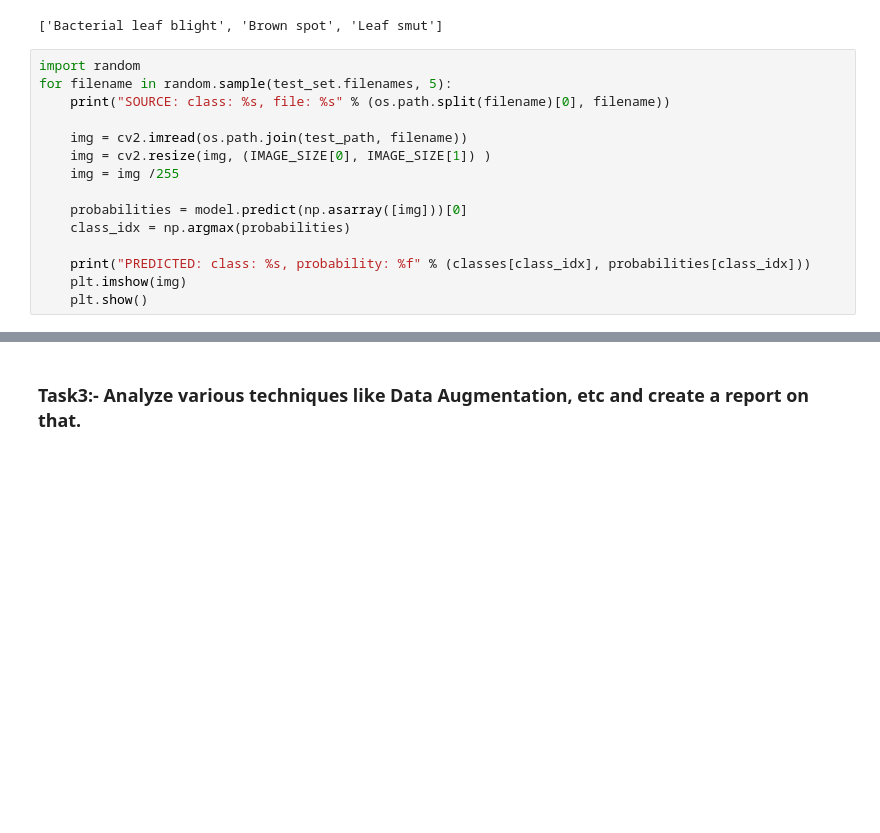
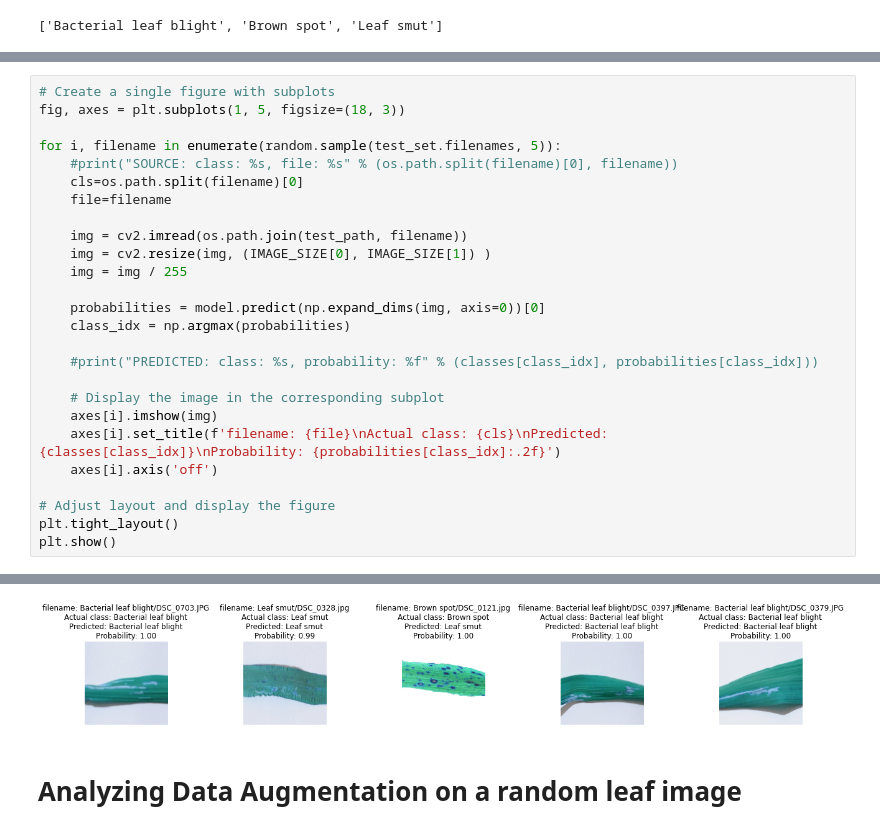
Before and after one commit to munawirapallam/Rice-Leaf, a Jupyter notebook: Rice leaf disease with divided data.ipynb, the cells around one changed output, grey strips where cells are left out. Cells and saved outputs as stored; diff of their text form; blank space fills up the shorter version.

```diff
--- a/Rice leaf disease with divided data.ipynb
+++ b/Rice leaf disease with divided data.ipynb
@@ -406,18 +495,3 @@ classes=list(test_set.class_indices.keys())
 classes
 # %% [output]
 ['Bacterial leaf blight', 'Brown spot', 'Leaf smut']
-# %%
-import random
-for filename in random.sample(test_set.filenames, 5):
-    print("SOURCE: class: %s, file: %s" % (os.path.split(filename)[0], filename))
-
-    img = cv2.imread(os.path.join(test_path, filename))
-    img = cv2.resize(img, (IMAGE_SIZE[0], IMAGE_SIZE[1]) )
-    img = img /255
-
-    probabilities = model.predict(np.asarray([img]))[0]
-    class_idx = np.argmax(probabilities)
-
-    print("PREDICTED: class: %s, probability: %f" % (classes[class_idx], probabilities[class_idx]))
-    plt.imshow(img)
-    plt.show()
@@ -444,0 +498,27 @@ PREDICTED: class: Leaf smut, probability: 0.997773
+# %%
+# Create a single figure with subplots
+fig, axes = plt.subplots(1, 5, figsize=(18, 3))
+
+for i, filename in enumerate(random.sample(test_set.filenames, 5)):
+    #print("SOURCE: class: %s, file: %s" % (os.path.split(filename)[0], filename))
+    cls=os.path.split(filename)[0]
+    file=filename
+
+    img = cv2.imread(os.path.join(test_path, filename))
+    img = cv2.resize(img, (IMAGE_SIZE[0], IMAGE_SIZE[1]) )
+    img = img / 255
+
+    probabilities = model.predict(np.expand_dims(img, axis=0))[0]
+    class_idx = np.argmax(probabilities)
+
+    #print("PREDICTED: class: %s, probability: %f" % (classes[class_idx], probabilities[class_idx]))
+
+    # Display the image in the corresponding subplot
+    axes[i].imshow(img)
+    axes[i].set_title(f'filename: {file}\nActual class: {cls}\nPredicted: {classes[class_idx]}\nProbability: {probabilities[class_idx]:.2f}')
+    axes[i].axis('off')
+
+# Adjust layout and display the figure
+plt.tight_layout()
+plt.show()
+# %% [output]
@@ -445,2 +530,3 @@ PREDICTED: class: Leaf smut, probability: 0.997773
+[figure, added]
 # %% [markdown]
-### Task3:- Analyze various techniques like Data Augmentation, etc and create a report on that.
+# Analyzing Data Augmentation on a random leaf image
```
Also changed, not shown: parts of 44 cells of this notebook.
